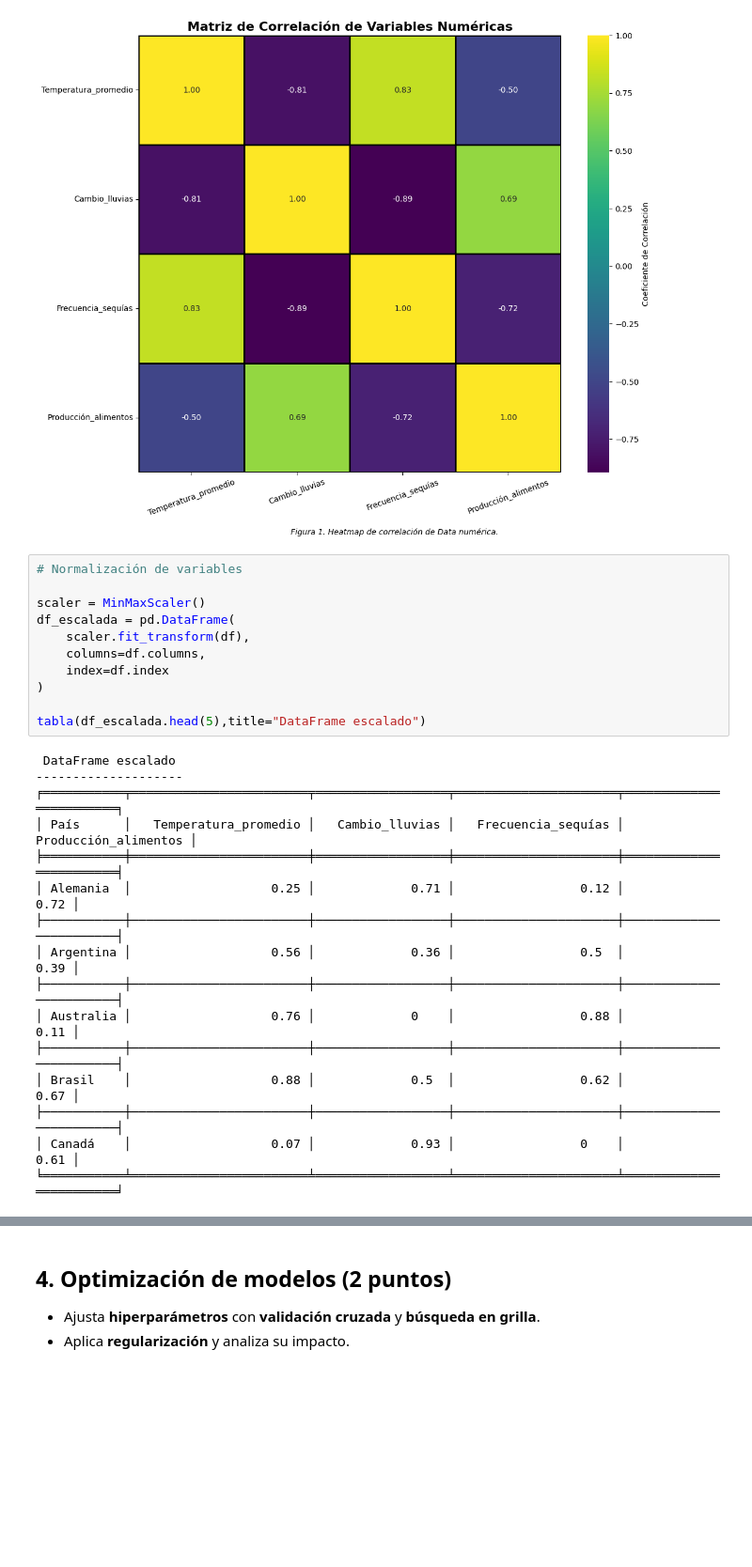
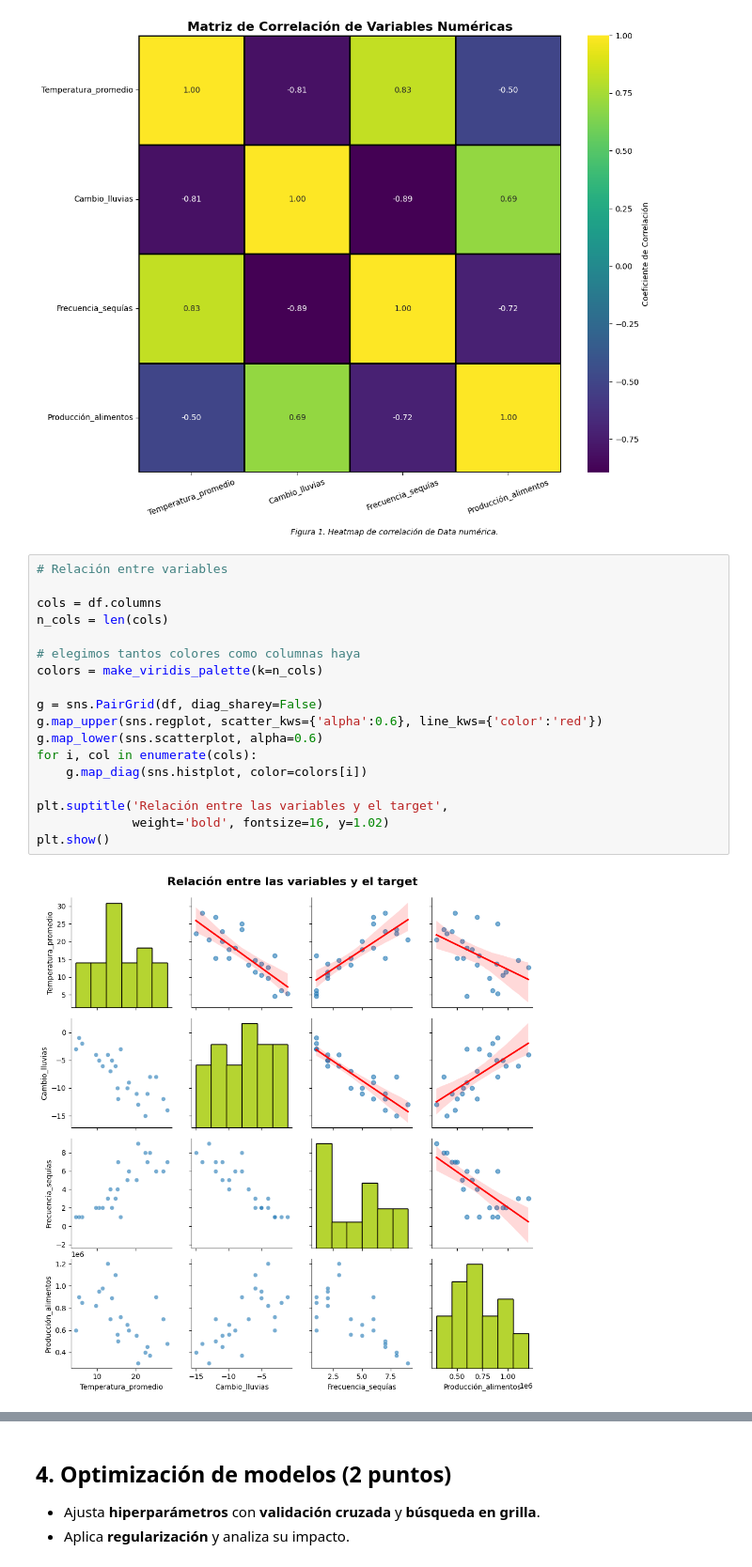
Before and after one commit to Mateo-canales-b/Ciencia_de_datos, a Jupyter notebook: M6/Ev_final_M6.ipynb, the cells around one changed output, grey strips where cells are left out. Shown at 94% size. Drawn from its saved outputs; the diff is of its cells as text; blank space fills up the shorter version.

```diff
--- a/M6/Ev_final_M6.ipynb
+++ b/M6/Ev_final_M6.ipynb
@@ -455,32 +456,25 @@ plt.figtext(0.5,0 , "Figura 1. Heatmap de correlación de Data numérica.",
 plt.show()
 # %% [output]
 [figure]
-# %%
-# Normalización de variables
-
-scaler = MinMaxScaler()
-df_escalada = pd.DataFrame(
-    scaler.fit_transform(df),
-    columns=df.columns,
-    index=df.index
-)
-
-tabla(df_escalada.head(5),title="DataFrame escalado")
-# %% [output]
- DataFrame escalado
---------------------
-╒═══════════╤════════════════════════╤══════════════════╤══════════════════════╤════════════════════════╕
-│ País      │   Temperatura_promedio │   Cambio_lluvias │   Frecuencia_sequías │   Producción_alimentos │
-╞═══════════╪════════════════════════╪══════════════════╪══════════════════════╪════════════════════════╡
-│ Alemania  │                   0.25 │             0.71 │                 0.12 │                   0.72 │
-├───────────┼────────────────────────┼──────────────────┼──────────────────────┼────────────────────────┤
-│ Argentina │                   0.56 │             0.36 │                 0.5  │                   0.39 │
-├───────────┼────────────────────────┼──────────────────┼──────────────────────┼────────────────────────┤
-│ Australia │                   0.76 │             0    │                 0.88 │                   0.11 │
-├───────────┼────────────────────────┼──────────────────┼──────────────────────┼────────────────────────┤
-│ Brasil    │                   0.88 │             0.5  │                 0.62 │                   0.67 │
-├───────────┼────────────────────────┼──────────────────┼──────────────────────┼────────────────────────┤
-│ Canadá    │                   0.07 │             0.93 │                 0    │                   0.61 │
-╘═══════════╧════════════════════════╧══════════════════╧══════════════════════╧════════════════════════╛
+# %%
+# Relación entre variables
+
+cols = df.columns
+n_cols = len(cols)
+
+# elegimos tantos colores como columnas haya
+colors = make_viridis_palette(k=n_cols)
+
+g = sns.PairGrid(df, diag_sharey=False)
+g.map_upper(sns.regplot, scatter_kws={'alpha':0.6}, line_kws={'color':'red'})
+g.map_lower(sns.scatterplot, alpha=0.6)
+for i, col in enumerate(cols):
+    g.map_diag(sns.histplot, color=colors[i])
+
+plt.suptitle('Relación entre las variables y el target',
+             weight='bold', fontsize=16, y=1.02)
+plt.show()
+# %% [output]
+[figure, added]
 # %%
 # Division del data frame
```
Also changed, not shown: parts of 7 cells of this notebook.
